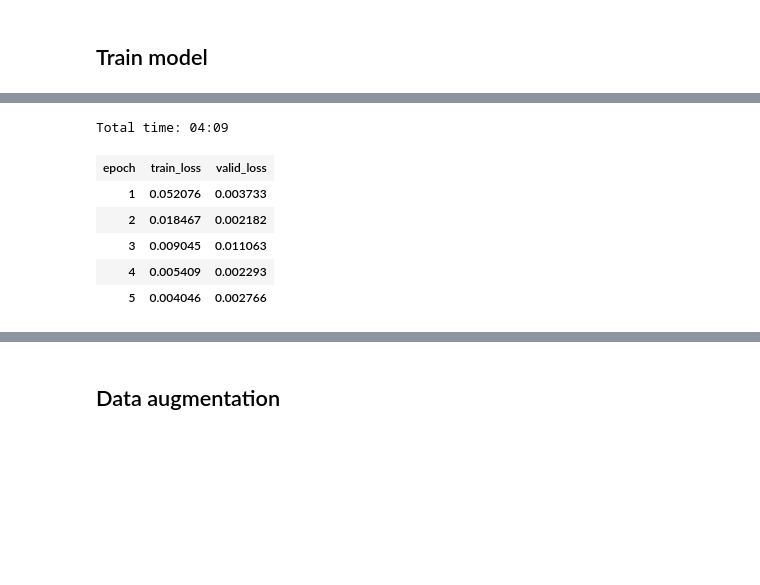
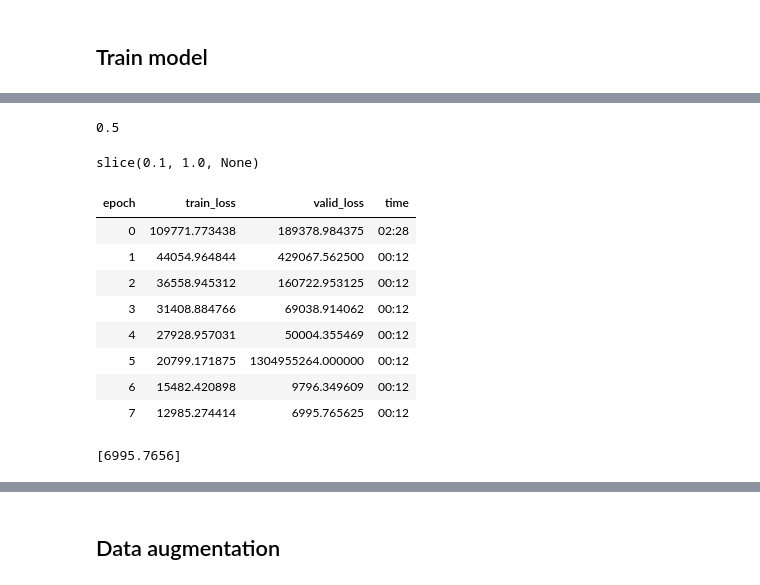
Before and after one commit to vodkolav/GazeDeep, a Jupyter notebook: eyetrack.ipynb, the cells around one changed output, grey strips where cells are left out. Cells and saved outputs as stored; diff of their text form; code cells hidden in the pictures; blank space fills up the shorter version.

```diff
--- a/eyetrack.ipynb
+++ b/eyetrack.ipynb
@@ -11,0 +31,6 @@ import pandas as pd
+# %%
+root_dir = "/content/gdrive/My Drive/"
+base_dir = root_dir + 'Colab Notebooks/'
+print(base_dir)
+path = Path(base_dir + 'GazeDeep/eyetrack_eyes_3')
+print(path)
@@ -12,4 +40,2 @@ import pandas as pd
 # %% [markdown]
 ## Getting and converting the data
-# %%
-path = Path("/home/michael/Code/video/output/")
@@ -112,3 +134,12 @@ data = (ImageList.from_folder(path)
+# %%
+data = (ImageList.from_folder(path)
+        .split_by_valid_func(lambda o: np.random.random()<.2)
+        .label_from_func(img2coord, label_cls= FloatList)
+        .databunch().normalize(imagenet_stats)
+       )
+
+#.transform(get_transforms(), tfm_y=True, size=(120,160))
+#.split_by_valid_func(lambda o: int(o.name[5:-4][-1])==3)
 # %%
 data
 # %% [output]
@@ -168,12 +201,23 @@ lr = 2e-2
+# %%
+lr = 5e-1
+lr
+# %% [output]
+0.5
+# %%
+slice(1e-1,1e-0)
+# %% [output]
+slice(0.1, 1.0, None)
 # %%
-learn.fit_one_cycle(5, slice(lr))
+learn.fit_one_cycle(8, slice(1e-1,1e-0))
 # %% [output]
-Total time: 04:09
-| epoch | train_loss | valid_loss |
-| 1 | 0.052076 | 0.003733 |
-| 2 | 0.018467 | 0.002182 |
-| 3 | 0.009045 | 0.011063 |
-| 4 | 0.005409 | 0.002293 |
-| 5 | 0.004046 | 0.002766 |
+| epoch | train_loss | valid_loss | time |
+| 0 | 109771.773438 | 189378.984375 | 02:28 |
+| 1 | 44054.964844 | 429067.562500 | 00:12 |
+| 2 | 36558.945312 | 160722.953125 | 00:12 |
+| 3 | 31408.884766 | 69038.914062 | 00:12 |
+| 4 | 27928.957031 | 50004.355469 | 00:12 |
+| 5 | 20799.171875 | 1304955264.000000 | 00:12 |
+| 6 | 15482.420898 | 9796.349609 | 00:12 |
+| 7 | 12985.274414 | 6995.765625 | 00:12 |
 # %%
 learn.save('stage-1')
@@ -182,3 +226,7 @@ learn.load('stage-1');
+# %%
+learn.validate()
+# %% [output]
+[6995.7656]
 # %%
 learn.show_results()
 # %% [output]
```
Also changed, not shown: parts of 34 cells of this notebook, 7 other files.
